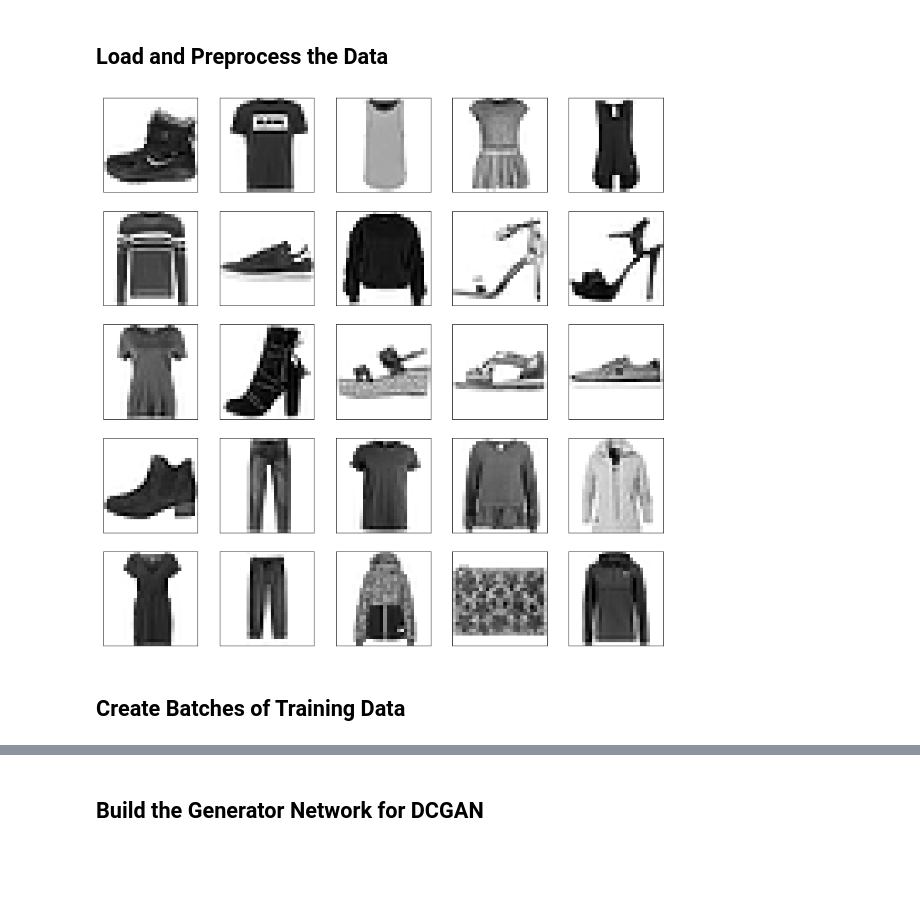
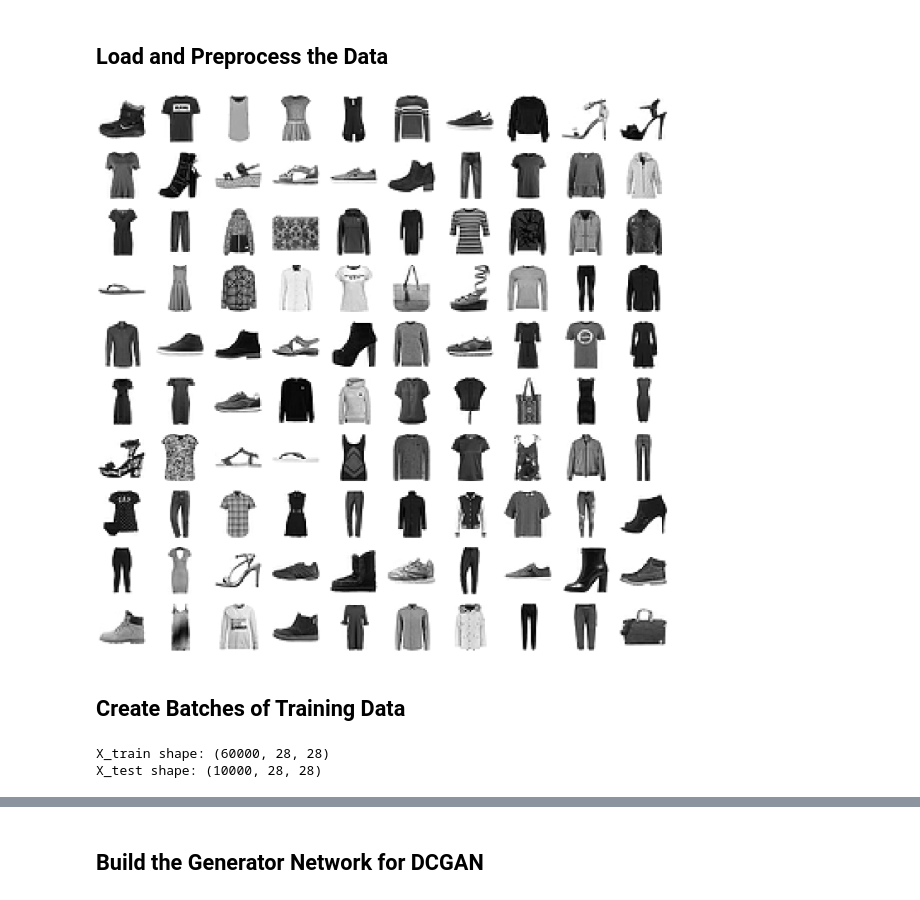
Before and after one commit to baotramduong/Generate-Synthetic-Images-with-DCGANs-in-Keras, a Jupyter notebook: Notebook.ipynb, the cells around one changed output, grey strips where cells are left out. Drawn from its saved outputs; the diff is of its cells as text; code cells hidden in the pictures; blank space fills up the shorter version.

```diff
--- a/Notebook.ipynb
+++ b/Notebook.ipynb
@@ -22,18 +22,20 @@ Tensorflow version: 2.6.0
 X_train = X_train.astype(np.float32)/255.0
 X_test = X_test.astype(np.float32)/255.0
 # %%
-#view samples
-plt.figure(figsize=(15, 15))
-for i in range(25):
-  plt.subplot(5, 5, i+1)
-  plt.xticks([])
-  plt.yticks([])
-  plt.grid(False)
-  plt.imshow(X_train[i], cmap=plt.cm.binary)
+#plot images from the training dataset
+plt.figure(figsize=(30, 30))
+for i in range(100):
+	# define subplot
+	plt.subplot(10, 10, 1 + i)
+	# turn off axis
+	plt.axis('off')
+	# plot raw pixel data
+	plt.imshow(X_train[i], cmap=plt.cm.binary)
 
+#show
 plt.show()
 # %% [output]
-[figure, old version]
+[figure, new version]
 # %% [markdown]
 ## Create Batches of Training Data
 # %%
@@ -49 +48,8 @@ dataset = tf.data.Dataset.from_tensor_slices(X_train).shuffle(1000)
 dataset = dataset.batch(batch_size, drop_remainder=True).prefetch(1)
+# %%
+#check shape
+print('X_train shape:', X_train.shape)
+print('X_test shape:', X_test.shape)
+# %% [output]
+X_train shape: (60000, 28, 28)
+X_test shape: (10000, 28, 28)
```
Also changed, not shown: parts of 24 cells of this notebook.
